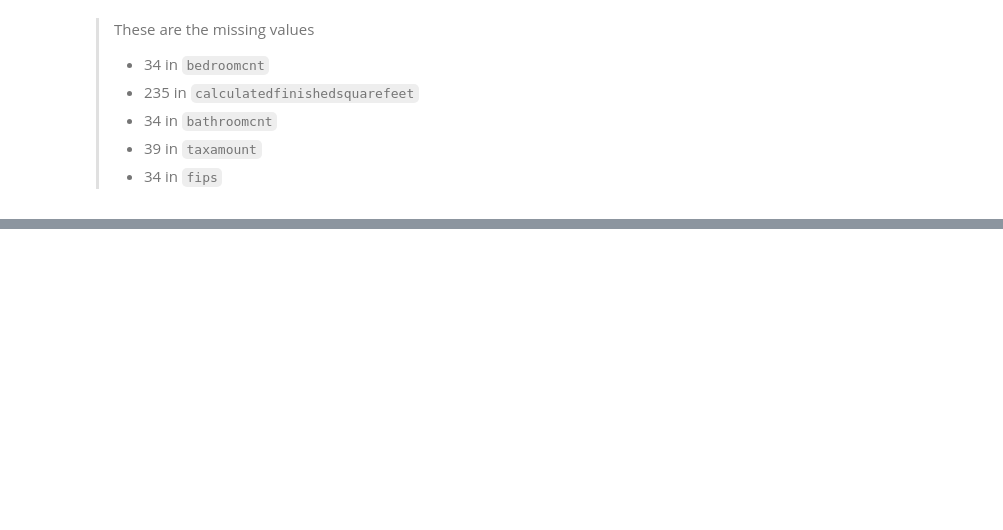
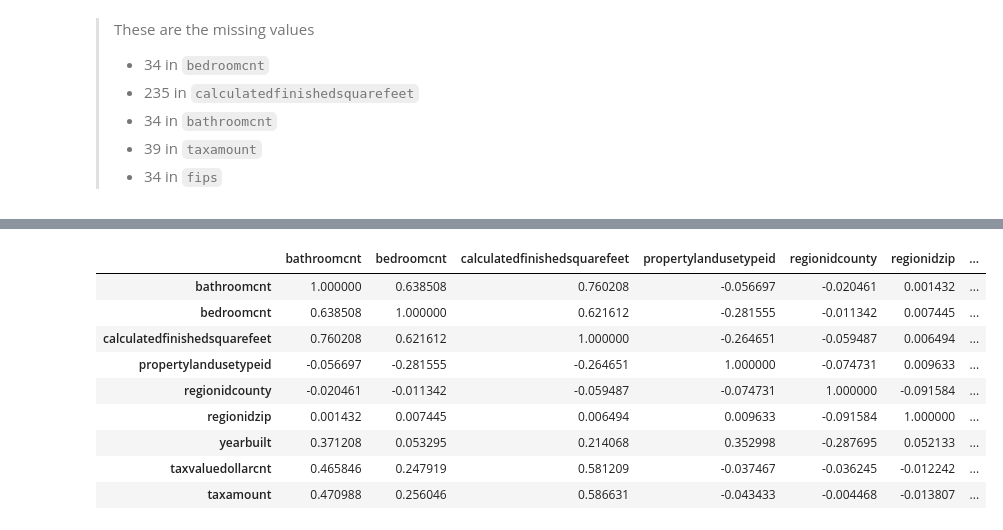
Before and after one commit to mariamnaqvi/predicting_property_values, a Jupyter notebook: scratchpad.ipynb, the cells around one changed output, grey strips where cells are left out. Saved outputs shown, nothing was run; the diff lists cells and outputs as text; code cells hidden in the pictures; blank space fills up the shorter version.

```diff
--- a/scratchpad.ipynb
+++ b/scratchpad.ipynb
@@ -64,0 +131,14 @@ Name: fips, dtype: int64
+# %%
+tv_corr = train.drop(columns=['fips','transactiondate', 'latitude', 'longitude']).corr()
+tv_corr
+# %% [output]
+|  | bathroomcnt | bedroomcnt | calculatedfinishedsquarefeet | propertylandusetypeid | regionidcounty | regionidzip | ... |
+| bathroomcnt | 1.000000 | 0.638508 | 0.760208 | -0.056697 | -0.020461 | 0.001432 | ... |
+| bedroomcnt | 0.638508 | 1.000000 | 0.621612 | -0.281555 | -0.011342 | 0.007445 | ... |
+| calculatedfinishedsquarefeet | 0.760208 | 0.621612 | 1.000000 | -0.264651 | -0.059487 | 0.006494 | ... |
+| propertylandusetypeid | -0.056697 | -0.281555 | -0.264651 | 1.000000 | -0.074731 | 0.009633 | ... |
+| regionidcounty | -0.020461 | -0.011342 | -0.059487 | -0.074731 | 1.000000 | -0.091584 | ... |
+| regionidzip | 0.001432 | 0.007445 | 0.006494 | 0.009633 | -0.091584 | 1.000000 | ... |
+| yearbuilt | 0.371208 | 0.053295 | 0.214068 | 0.352998 | -0.287695 | 0.052133 | ... |
+| taxvaluedollarcnt | 0.465846 | 0.247919 | 0.581209 | -0.037467 | -0.036245 | -0.012242 | ... |
+| taxamount | 0.470988 | 0.256046 | 0.586631 | -0.043433 | -0.004468 | -0.013807 | ... |
```
Also changed, not shown: parts of 16 cells of this notebook.
